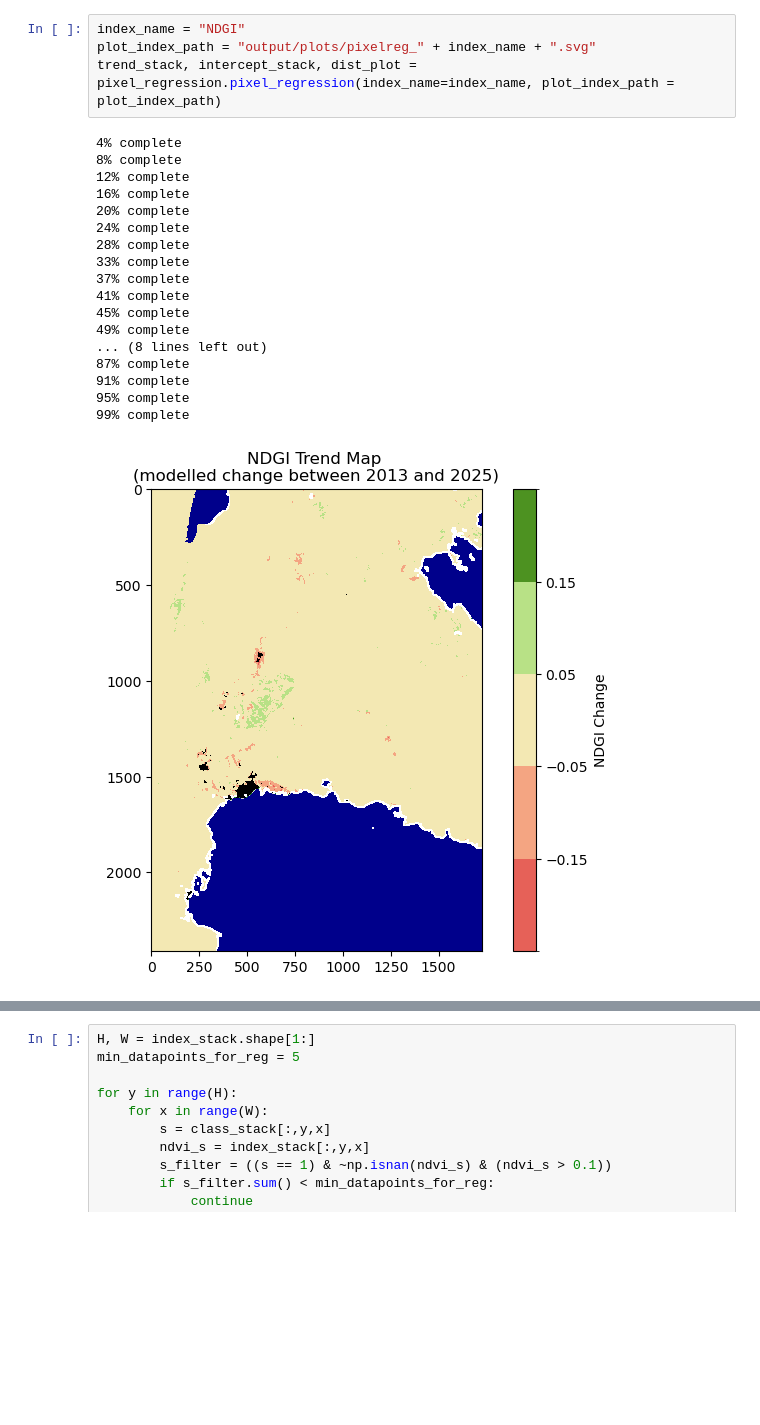
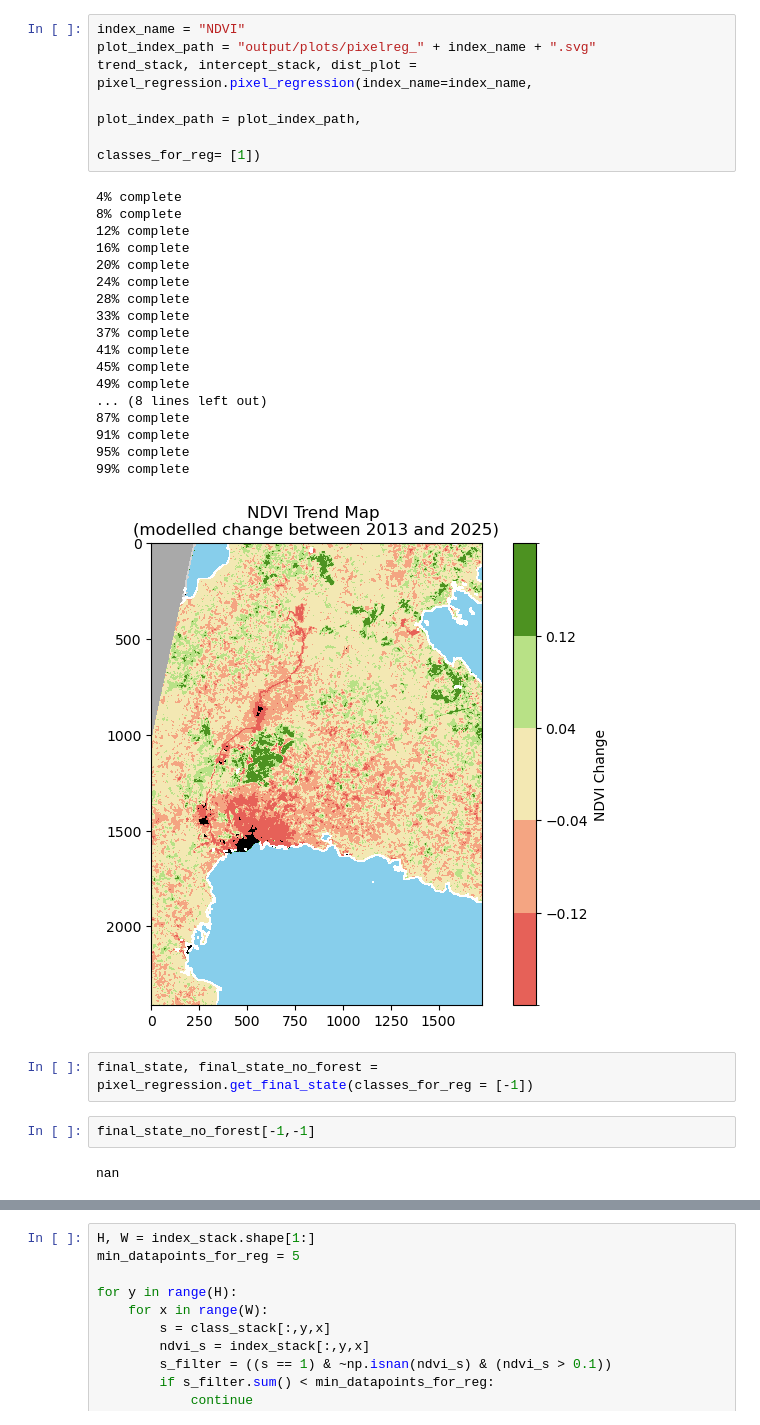
Before and after one commit to alterandos/wedabaywatch, a Jupyter notebook: pixel_regression.ipynb, the cells around one changed output, grey strips where cells are left out. Saved outputs shown, nothing was run; the diff lists cells and outputs as text; blank space fills up the shorter version.

```diff
--- a/pixel_regression.ipynb
+++ b/pixel_regression.ipynb
@@ -44,23 +41,31 @@ trend_stack, intercept_stack, dist_plot = pixel_regression.pixel_regression(inde
 # %%
-index_name = "NDGI"
+index_name = "NDVI"
 plot_index_path = "output/plots/pixelreg_" + index_name + ".svg"
-trend_stack, intercept_stack, dist_plot = pixel_regression.pixel_regression(index_name=index_name, plot_index_path = plot_index_path)
+trend_stack, intercept_stack, dist_plot = pixel_regression.pixel_regression(index_name=index_name,
+                                                                            plot_index_path = plot_index_path,
+                                                                            classes_for_reg= [1])
 # %% [output]
 4% complete
 8% complete
 12% complete
 16% complete
 20% complete
 24% complete
 28% complete
 33% complete
 37% complete
 41% complete
 45% complete
 49% complete
 ... (8 lines left out)
 87% complete
 91% complete
 95% complete
 99% complete
-[figure, old version]
+[figure, new version]
+# %%
+final_state, final_state_no_forest = pixel_regression.get_final_state(classes_for_reg = [-1])
+# %%
+final_state_no_forest[-1,-1]
+# %% [output]
+nan
```
Also changed, not shown: parts of 10 cells of this notebook, 4 other files.
